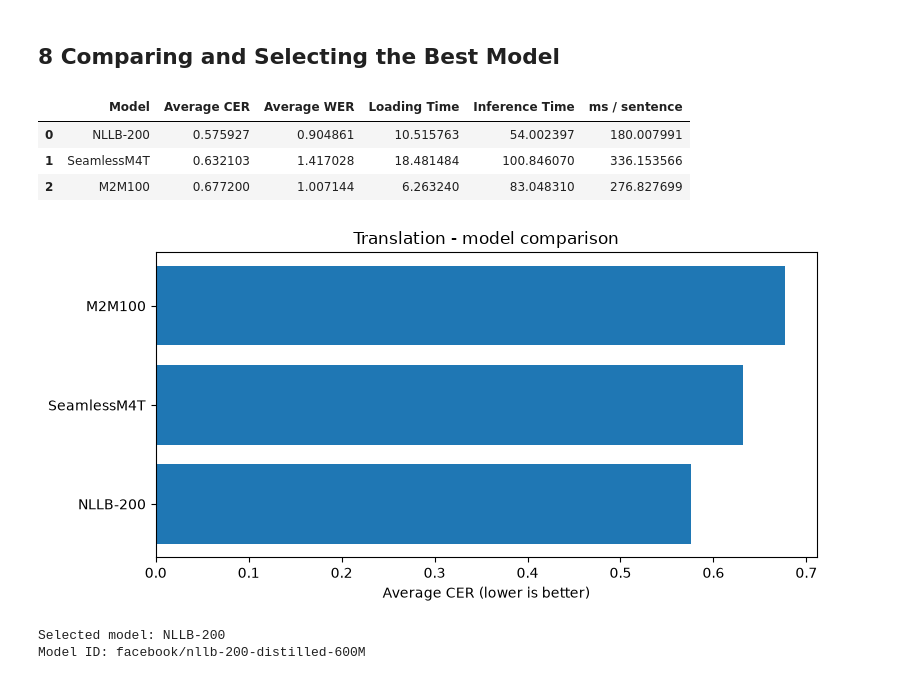
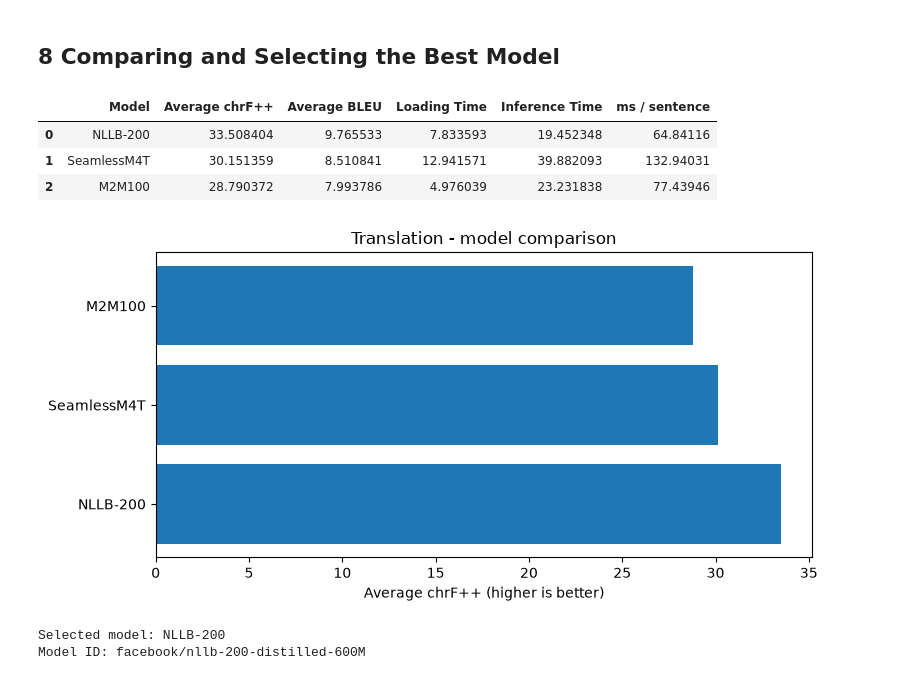
Before and after one commit to SubathraSIM/CM3020_Final_Year_Project, a Jupyter notebook: notebooks/model_experiments/translation_models.ipynb, the cells around one changed output. Saved outputs shown, nothing was run; the diff lists cells and outputs as text; code cells hidden in the pictures.

```diff
--- a/notebooks/model_experiments/translation_models.ipynb
+++ b/notebooks/model_experiments/translation_models.ipynb
@@ -285,9 +306,12 @@ def evaluate_predictions(
     results = []
 
     for language in languages:
-        character_error, word_error = calculate_error_rates(
-            predictions[language],
-            data[language]["reference"]
+
+        chrf_score, bleu_score = (
+            calculate_translation_metrics(
+                predictions[language],
+                data[language]["reference"]
+            )
         )
 
         sample_count = len(
@@ -297,8 +321,8 @@ def evaluate_predictions(
         results.append({
             "model": model_name,
             "language": language,
-            "CER": character_error,
-            "WER": word_error,
+            "chrF++": chrf_score,
+            "BLEU": bleu_score,
             "inference_time":
                 inference_time[language],
             "ms_per_sentence":
@@ -624,35 +657,46 @@ comparison_df = pd.DataFrame(
 # %%
 comparison_df = comparison_df.sort_values(
     [
-        "Average CER",
-        "Average WER",
+        "Average chrF++",
+        "Average BLEU",
         "Inference Time"
     ],
     ascending=[
-        True,
-        True,
+        False,
+        False,
         True
     ]
 ).reset_index(drop=True)
 
 comparison_df
 # %% [output]
-|  | Model | Average CER | Average WER | Loading Time | Inference Time | ms / sentence |
-| 0 | NLLB-200 | 0.575927 | 0.904861 | 10.515763 | 54.002397 | 180.007991 |
-| 1 | SeamlessM4T | 0.632103 | 1.417028 | 18.481484 | 100.846070 | 336.153566 |
-| 2 | M2M100 | 0.677200 | 1.007144 | 6.263240 | 83.048310 | 276.827699 |
+|  | Model | Average chrF++ | Average BLEU | Loading Time | Inference Time | ms / sentence |
+| 0 | NLLB-200 | 33.508404 | 9.765533 | 7.833593 | 19.452348 | 64.84116 |
+| 1 | SeamlessM4T | 30.151359 | 8.510841 | 12.941571 | 39.882093 | 132.94031 |
+| 2 | M2M100 | 28.790372 | 7.993786 | 4.976039 | 23.231838 | 77.43946 |
 # %%
 import matplotlib.pyplot as plt
 
 plt.figure(figsize=(8, 4))
-plt.barh(comparison_df["Model"], comparison_df["Average CER"])
-plt.xlabel("Average CER (lower is better)")
-plt.title("Translation - model comparison")
+
+plt.barh(
+    comparison_df["Model"],
+    comparison_df["Average chrF++"]
+)
+
+plt.xlabel(
+    "Average chrF++ (higher is better)"
+)
+
+plt.title(
+    "Translation - model comparison"
+)
+
 plt.tight_layout()
-plt.savefig("translation_model_comparison.png")
+
 plt.show()
 # %% [output]
-[figure, old version]
+[figure, new version]
 # %%
 selected_model_name = comparison_df.loc[
     0,
```
Also changed, not shown: parts of 19 cells of this notebook, 30 other files.
